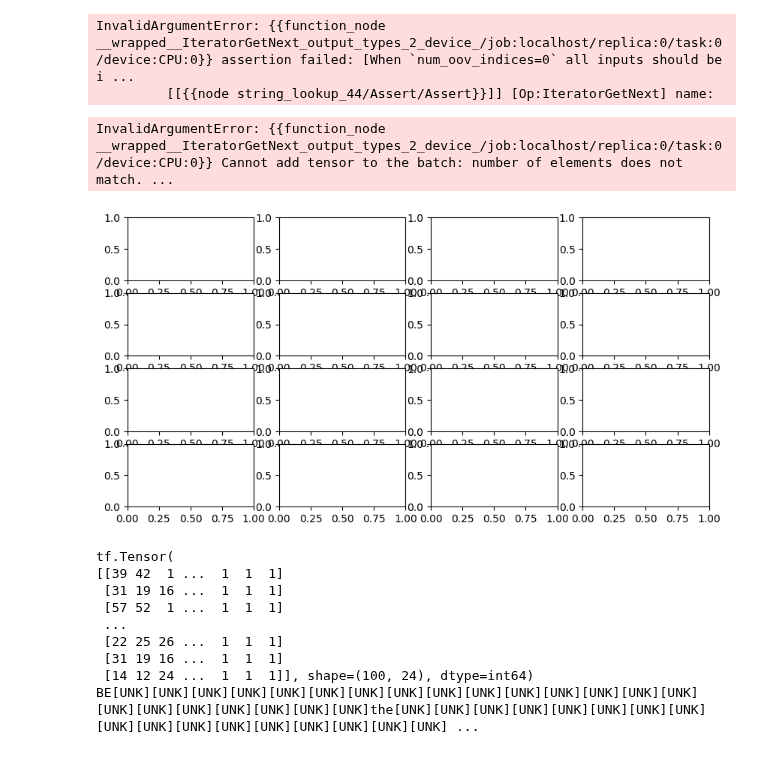
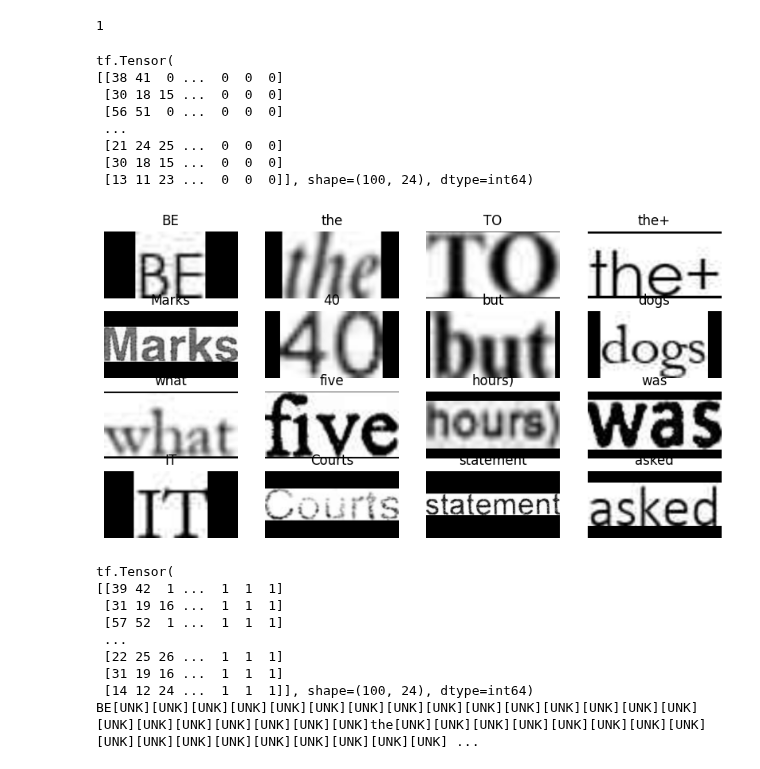
Before and after one commit to msommerfe/CAS_Applied_Data_Science, a Jupyter notebook: CAS_Final_Project/OCR_from_scratch.ipynb, the cells around one changed output. Saved outputs shown, nothing was run; the diff lists cells and outputs as text; code cells hidden in the pictures.

```diff
--- a/CAS_Final_Project/OCR_from_scratch.ipynb
+++ b/CAS_Final_Project/OCR_from_scratch.ipynb
@@ -58,13 +58,13 @@ y_all = keyVal[:,1]
 
 #Pad with # to number of max_str_len.Reason. all input layer must have the same size
 
-
+y_all = np.array([label_to_num(xi) for xi in y_all])
 
 #sdfghödfigjaifgjäadöflgdfölkgj
-scale = lambda x: str(x).ljust(max_str_len, '#')
-#scale = lambda x: str(x)[:2]
+#scale = lambda x: str(x).ljust(max_str_len, '&')
+#scale = lambda x: str(x)#[:2]
 
-y_all = [scale(item) for item in y_all]
+#y_all = [scale(item) for item in y_all]
 
 x_all_img_file_name = keyVal[:,0]
 x_all_img_total_path = np.array([make_total_path(imgName) for imgName in x_all_img_file_name])
@@ -113,6 +103,28 @@ def process_single_sample(img_path, label):
     # 5. Transpose the image because we want the time
     img = tf.transpose(img, perm=[1, 0, 2])
     # 6. Map the characters in label to numbers
-    label = char_to_num(tf.strings.unicode_split(label, input_encoding="UTF-8"))
+    #display(tf.strings.unicode_split(label, input_encoding="UTF-8"))
+    #label = tf.strings.unicode_split(label, input_encoding="UTF-8")
+    #label = char_to_num(tf.strings.unicode_split(label, input_encoding="UTF-8"))
+    #display("type  :", type(label))
+    #label =  tf.constant(label)
+    display("type  :", type(label))
+    display("shape Mytensot  :", label.shape)
+    #display(max_str_len - label.shape[0])
+    #label = keras.utils.pad_sequences(label, padding='post', value = -1)
     # 7. Return a dict as our model is expecting two inputs
+    #paddings = tf.constant([[0, max_str_len - label.shape[0]]])
+    # 'constant_values' is 0.
+    # rank of 't' is 2.
+    #label = tf.pad(label, paddings, "CONSTANT")
+
+
+
+
     return {"image": img, "label": label}
+
+_img= process_single_sample(IMG_FOLDER+'11.png',y_all[11])
+plt.imshow(_img["image"],cmap="gray")
+#print(_img["label"].shape)
+print(type(_img["label"]))
+print(_img["label"])
@@ -129,24 +154,33 @@ train_dataset = (
 # %%
 for batch in train_dataset.take(1):
-    print(tf.strings.reduce_join(num_to_char(batch["label"])).numpy().decode("utf-8"))
+    print(1)
+    #print(tf.strings.reduce_join(num_to_char(batch["label"])).numpy().decode("utf-8"))
 # %% [output]
-InvalidArgumentError: {{function_node __wrapped__IteratorGetNext_output_types_2_device_/job:localhost/replica:0/task:0/device:CPU:0}} assertion failed: [When `num_oov_indices=0` all inputs should be i ...
-         [[{{node string_lookup_44/Assert/Assert}}]] [Op:IteratorGetNext] name:
+1
 # %%
 _, ax = plt.subplots(4, 4, figsize=(10, 5))
 for batch in train_dataset.take(1):
     images = batch["image"]
     labels = batch["label"]
+    print(labels)
     for i in range(16):
         img = (images[i] * 255).numpy().astype("uint8")
-        label = tf.strings.reduce_join(num_to_char(labels[i])).numpy().decode("utf-8")
+        #label = tf.strings.reduce_join(num_to_char(labels[i])).numpy().decode("utf-8")
+        label = num_to_label(labels[i])
         ax[i // 4, i % 4].imshow(img[:, :, 0].T, cmap="gray")
-        ax[i // 4, i % 4].set_title(label[:8])
+        ax[i // 4, i % 4].set_title(label)
         ax[i // 4, i % 4].axis("off")
 plt.show()
 # %% [output]
-InvalidArgumentError: {{function_node __wrapped__IteratorGetNext_output_types_2_device_/job:localhost/replica:0/task:0/device:CPU:0}} Cannot add tensor to the batch: number of elements does not match. ...
+tf.Tensor(
+[[38 41  0 ...  0  0  0]
+ [30 18 15 ...  0  0  0]
+ [56 51  0 ...  0  0  0]
+ ...
+ [21 24 25 ...  0  0  0]
+ [30 18 15 ...  0  0  0]
+ [13 11 23 ...  0  0  0]], shape=(100, 24), dtype=int64)
-[figure, old version]
+[figure, new version]
 # %%
 for batch in train_dataset.take(1):
     print(batch["label"])
```
Also changed, not shown: parts of 9 cells of this notebook.
